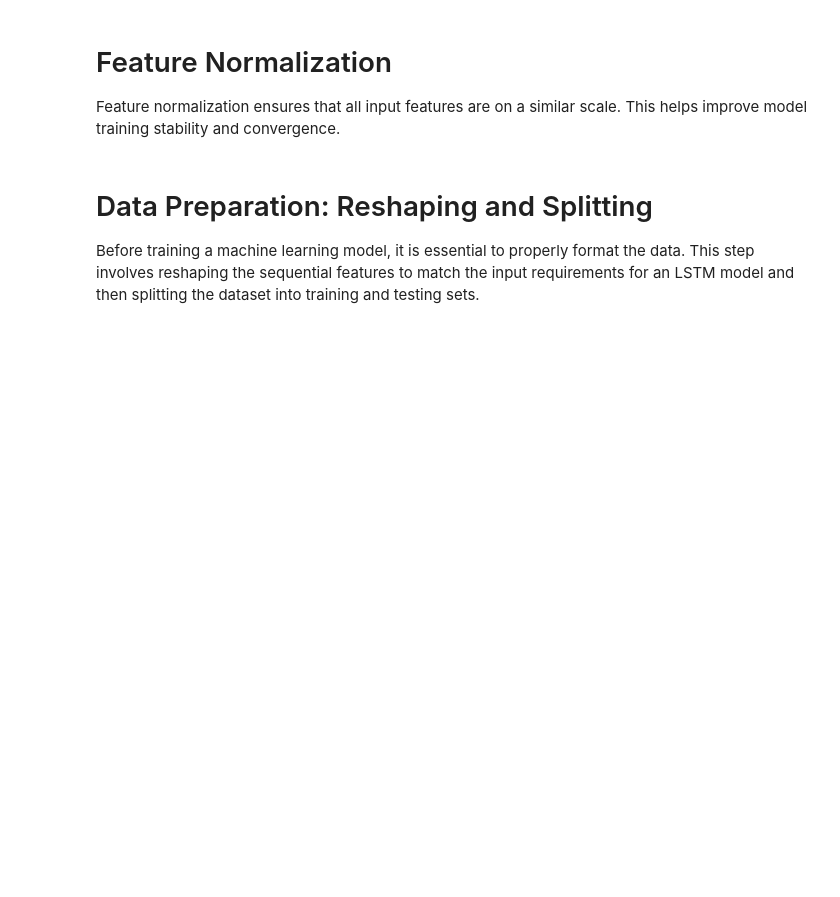
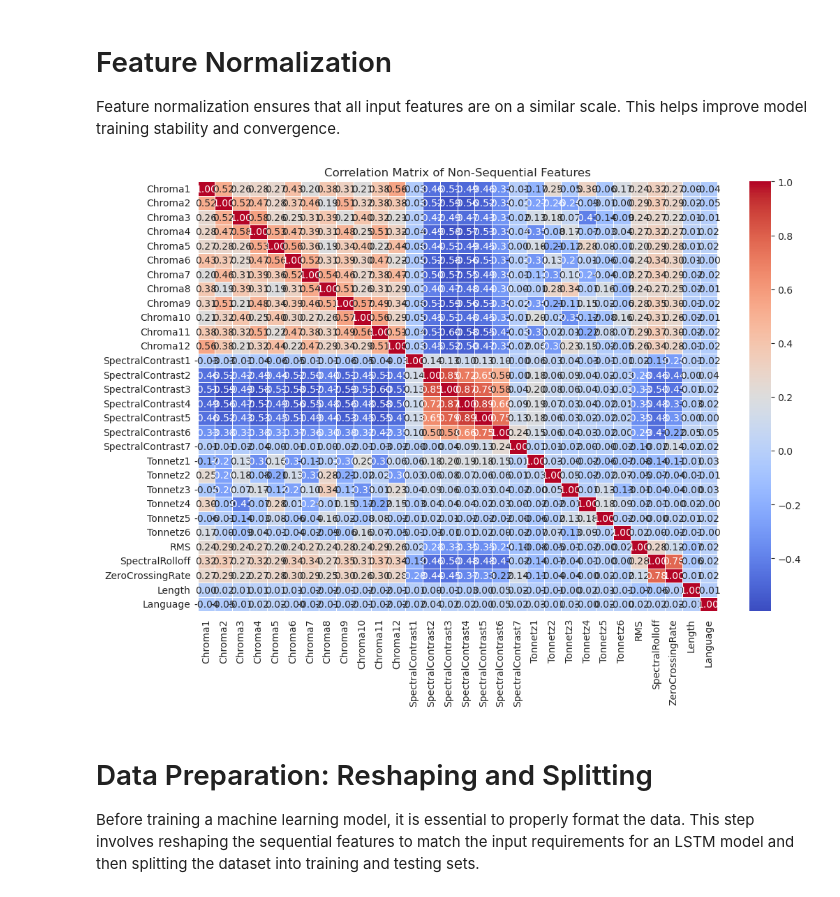
Before and after one commit to ladalar/beata, a Jupyter notebook: music_popularity.ipynb, the cells around one changed output. Cells and saved outputs as stored; diff of their text form; code cells hidden in the pictures; blank space fills up the shorter version.

```diff
--- a/music_popularity.ipynb
+++ b/music_popularity.ipynb
@@ -274,6 +274,29 @@ X_seq = scaler_seq.fit_transform(X_seq)
 
 scaler_nonseq = StandardScaler()
 X_nonseq = scaler_nonseq.fit_transform(X_nonseq)
+# %%
+import pandas as pd
+import seaborn as sns
+import matplotlib.pyplot as plt
+
+# Define feature names for your non-sequential features (adjust the list as needed)
+feature_names = ['Chroma1', 'Chroma2', 'Chroma3', 'Chroma4', 'Chroma5', 'Chroma6', 'Chroma7', 'Chroma8', 'Chroma9', 'Chroma10',
+    'Chroma11', 'Chroma12', 'SpectralContrast1', 'SpectralContrast2', 'SpectralContrast3', 'SpectralContrast4', 'SpectralContrast5', 'SpectralContrast6', 'SpectralContrast7',
+    'Tonnetz1', 'Tonnetz2', 'Tonnetz3', 'Tonnetz4', 'Tonnetz5', 'Tonnetz6', 'RMS', 'SpectralRolloff', 'ZeroCrossingRate', 'Length', 'Language']
+
+# Convert the NumPy array into a pandas DataFrame
+df_nonseq = pd.DataFrame(X_nonseq, columns=feature_names)
+
+# Calculate the correlation matrix
+correlation_matrix = df_nonseq.corr()
+
+# Plot the heatmap of the correlation matrix
+plt.figure(figsize=(12, 8))
+sns.heatmap(correlation_matrix, annot=True, cmap='coolwarm', fmt=".2f", linewidths=0.5)
+plt.title('Correlation Matrix of Non-Sequential Features')
+plt.show()
+# %% [output]
+[figure, added]
 # %% [markdown]
 # Data Preparation: Reshaping and Splitting
 
```
Also changed, not shown: parts of 15 cells of this notebook.
